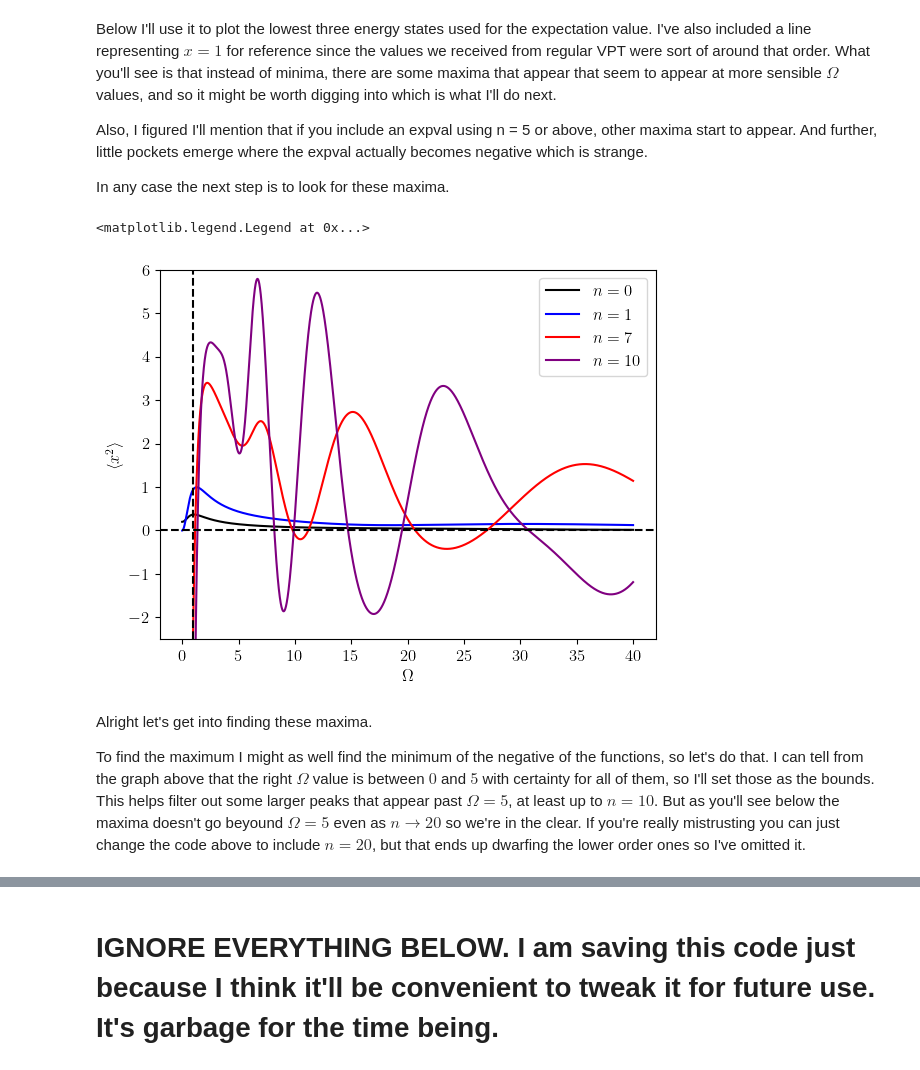
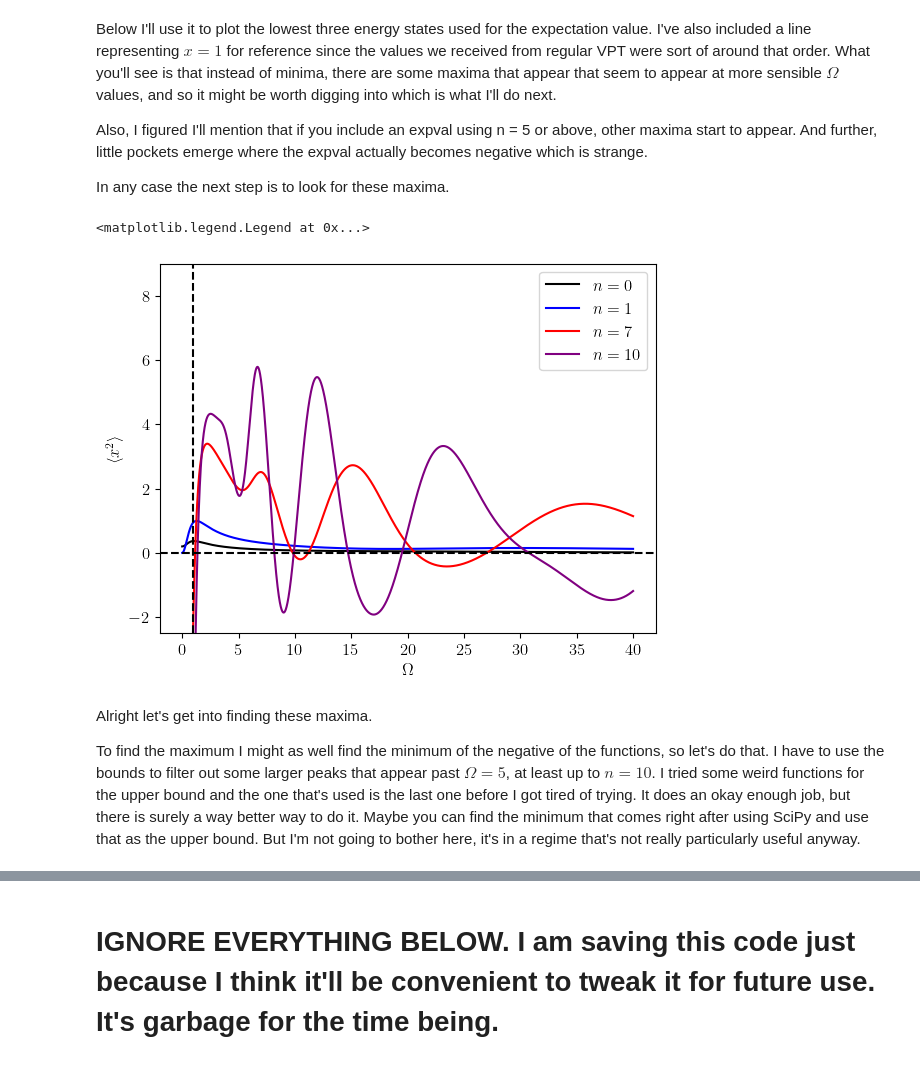
Before and after one commit to ihatebananas/Summer_Research, a Jupyter notebook: higher_energy_vpt.ipynb, the cells around one changed output, grey strips where cells are left out. Cells and saved outputs as stored; diff of their text form; code cells hidden in the pictures.

```diff
--- a/higher_energy_vpt.ipynb
+++ b/higher_energy_vpt.ipynb
@@ -261,25 +261,24 @@ yvals_10 = [x_sq_expval_1o(10, x) for x in xvals]
 # %%
 fig = plt.figure()
 ax = fig.add_subplot(1, 1, 1)
 
 ax.plot(xvals, yvals_0, color='black', label='$n=0$')
 ax.plot(xvals, yvals_1, color='blue', label='$n=1$')
 ax.plot(xvals, yvals_7, color='red', label='$n=7$')
 ax.plot(xvals, yvals_10, color='purple', label='$n=10$')
 
-
-ax.set_ylim([-2.5, 6])
+ax.set_ylim([-2.5, 9])
 ax.axhline(0, color='black', linestyle='--')
 ax.axvline(1, color='black', linestyle='--')
 ax.set_xlabel('$\\Omega$')
 ax.set_ylabel('$\\langle x^2 \\rangle$')
 ax.legend()
 # %% [output]
 <matplotlib.legend.Legend at 0x...>
-[figure, old version]
+[figure, new version]
 # %% [markdown]
 Alright let's get into finding these maxima.
 
-To find the maximum I might as well find the minimum of the negative of the functions, so let's do that. I can tell from the graph above that the right $\Omega$ value is between $0$ and $5$ with certainty for all of them, so I'll set those as the bounds. This helps filter out some larger peaks that appear past $\Omega=5$, at least up to $n=10$. But as you'll see below the maxima doesn't go beyound $\Omega=5$ even as $n\to 20$ so we're in the clear. If you're really mistrusting you can just change the code above to include $n=20$, but that ends up dwarfing the lower order ones so I've omitted it.
+To find the maximum I might as well find the minimum of the negative of the functions, so let's do that. I have to use the bounds to filter out some larger peaks that appear past $\Omega=5$, at least up to $n=10$. I tried some weird functions for the upper bound and the one that's used is the last one before I got tired of trying. It does an okay enough job, but there is surely a way better way to do it. Maybe you can find the minimum that comes right after using SciPy and use that as the upper bound. But I'm not going to bother here, it's in a regime that's not really particularly useful anyway.
 # %%
 n_vals = np.arange(20)
```
Also changed, not shown: parts of 12 cells of this notebook.
